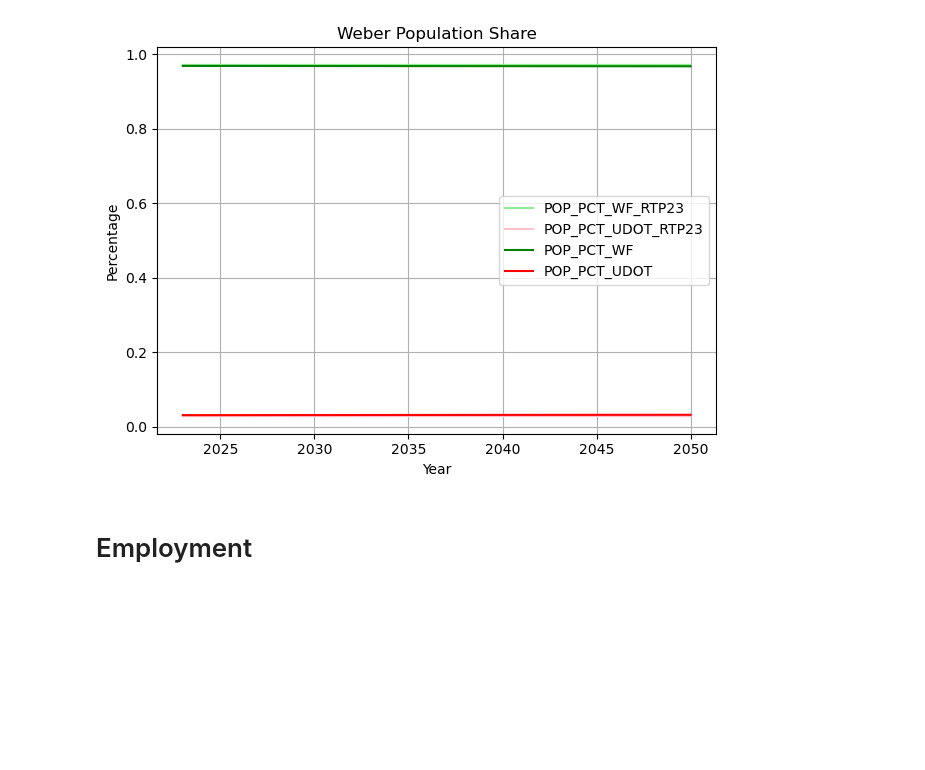
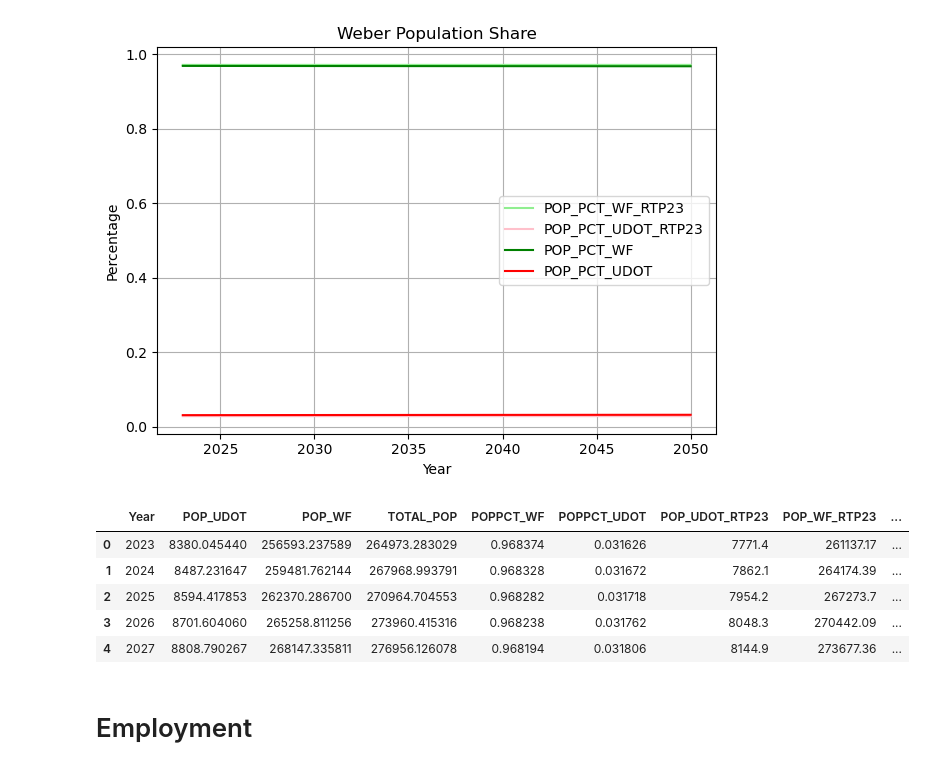
Before and after one commit to WFRCAnalytics/REMM-WF-Model-Area-Splits, a Jupyter notebook: Weber-County-Split.ipynb, the cells around one changed output. Saved outputs shown, nothing was run; the diff lists cells and outputs as text; code cells hidden in the pictures; blank space fills up the shorter version.

```diff
--- a/Weber-County-Split.ipynb
+++ b/Weber-County-Split.ipynb
@@ -550,6 +551,15 @@ plt.tight_layout()
 plt.show()
 # %% [output]
 [figure]
+# %%
+population_predicted_by_year.head(5)
+# %% [output]
+|  | Year | POP_UDOT | POP_WF | TOTAL_POP | POPPCT_WF | POPPCT_UDOT | POP_UDOT_RTP23 | POP_WF_RTP23 | ... |
+| 0 | 2023 | 8380.045440 | 256593.237589 | 264973.283029 | 0.968374 | 0.031626 | 7771.4 | 261137.17 | ... |
+| 1 | 2024 | 8487.231647 | 259481.762144 | 267968.993791 | 0.968328 | 0.031672 | 7862.1 | 264174.39 | ... |
+| 2 | 2025 | 8594.417853 | 262370.286700 | 270964.704553 | 0.968282 | 0.031718 | 7954.2 | 267273.7 | ... |
+| 3 | 2026 | 8701.604060 | 265258.811256 | 273960.415316 | 0.968238 | 0.031762 | 8048.3 | 270442.09 | ... |
+| 4 | 2027 | 8808.790267 | 268147.335811 | 276956.126078 | 0.968194 | 0.031806 | 8144.9 | 273677.36 | ... |
 # %% [markdown]
 # Employment
 # %% [markdown]
```
Also changed, not shown: parts of 10 cells of this notebook, 21 other files.
